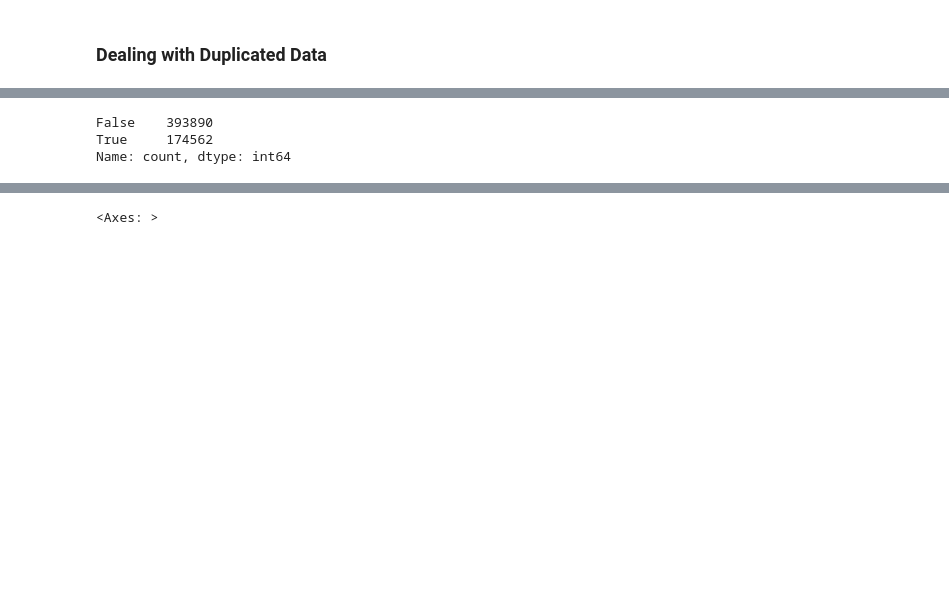
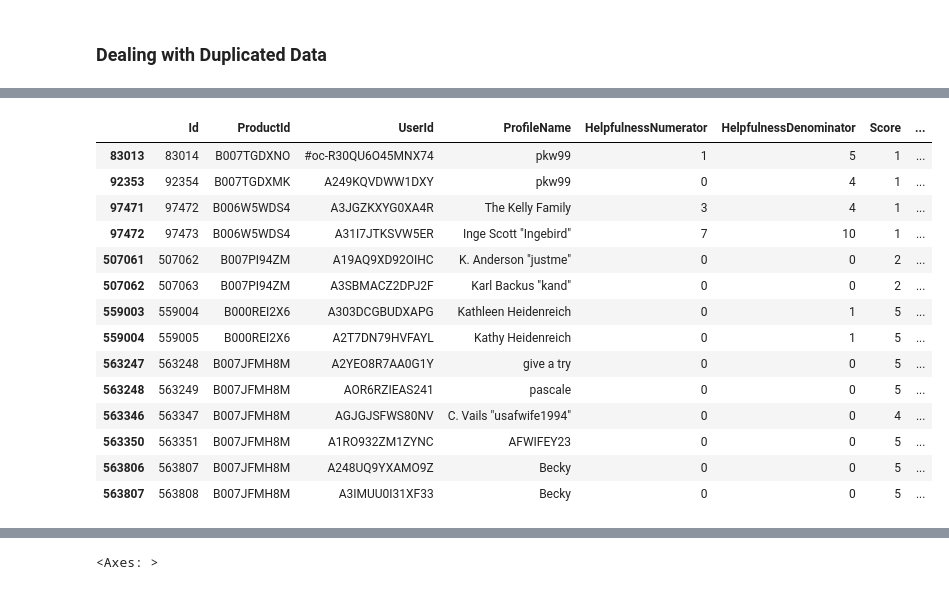
Before and after one commit to SophiaBouchama/review-analysis-teamc, a Jupyter notebook: code/preprocessing.ipynb, the cells around one changed output, grey strips where cells are left out. Drawn from its saved outputs; the diff is of its cells as text; code cells hidden in the pictures; blank space fills up the shorter version.

Commit message:
Data preprocessing and EDA

```diff
--- a/code/preprocessing.ipynb
+++ b/code/preprocessing.ipynb
@@ -87,11 +101,22 @@ True     174569
 Name: count, dtype: int64
 # %%
-# Counting duplicated Text, Time and UserId
-reviews_data.duplicated(subset=['Text', 'Time', 'UserId']).value_counts()
+#reviews_data[reviews_data.duplicated(subset=['Text', 'Time'], keep=False)]
 # %% [output]
-False    393890
-True     174562
-Name: count, dtype: int64
+|  | Id | ProductId | UserId | ProfileName | HelpfulnessNumerator | HelpfulnessDenominator | Score | ... |
+| 83013 | 83014 | B007TGDXNO | #oc-R30QU6O45MNX74 | pkw99 | 1 | 5 | 1 | ... |
+| 92353 | 92354 | B007TGDXMK | A249KQVDWW1DXY | pkw99 | 0 | 4 | 1 | ... |
+| 97471 | 97472 | B006W5WDS4 | A3JGZKXYG0XA4R | The Kelly Family | 3 | 4 | 1 | ... |
+| 97472 | 97473 | B006W5WDS4 | A31I7JTKSVW5ER | Inge Scott "Ingebird" | 7 | 10 | 1 | ... |
+| 507061 | 507062 | B007PI94ZM | A19AQ9XD92OIHC | K. Anderson "justme" | 0 | 0 | 2 | ... |
+| 507062 | 507063 | B007PI94ZM | A3SBMACZ2DPJ2F | Karl Backus "kand" | 0 | 0 | 2 | ... |
+| 559003 | 559004 | B000REI2X6 | A303DCGBUDXAPG | Kathleen Heidenreich | 0 | 1 | 5 | ... |
+| 559004 | 559005 | B000REI2X6 | A2T7DN79HVFAYL | Kathy Heidenreich | 0 | 1 | 5 | ... |
+| 563247 | 563248 | B007JFMH8M | A2YEO8R7AA0G1Y | give a try | 0 | 0 | 5 | ... |
+| 563248 | 563249 | B007JFMH8M | AOR6RZIEAS241 | pascale | 0 | 0 | 5 | ... |
+| 563346 | 563347 | B007JFMH8M | AGJGJSFWS80NV | C. Vails "usafwife1994" | 0 | 0 | 4 | ... |
+| 563350 | 563351 | B007JFMH8M | A1RO932ZM1ZYNC | AFWIFEY23 | 0 | 0 | 5 | ... |
+| 563806 | 563807 | B007JFMH8M | A248UQ9YXAMO9Z | Becky | 0 | 0 | 5 | ... |
+| 563807 | 563808 | B007JFMH8M | A3IMUU0I31XF33 | Becky | 0 | 0 | 5 | ... |
 # %%
 # Counting duplicated Text, User ID, ProductId, Time
 reviews_data.duplicated(subset=['Text', 'UserId', 'ProductId']).value_counts()
```
Also changed, not shown: parts of 18 cells of this notebook.
